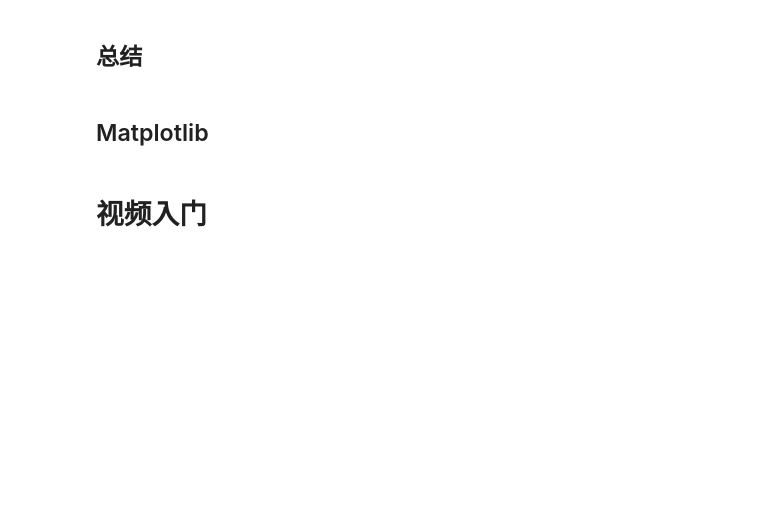
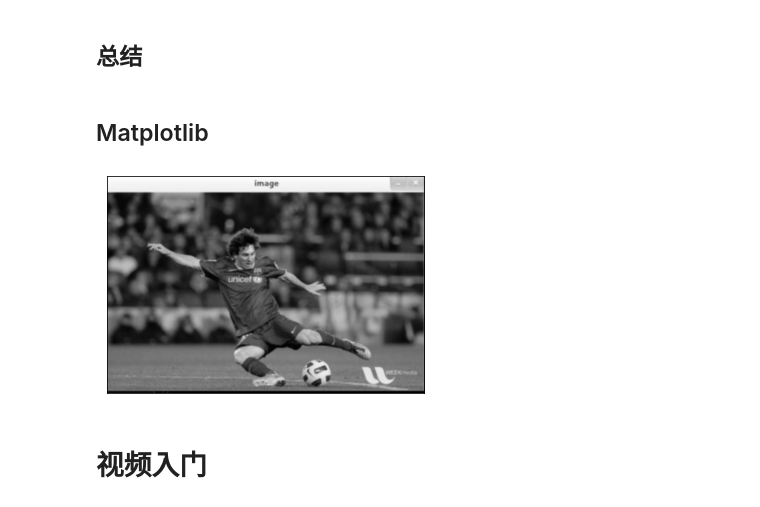
Before and after one commit to ghcn345/OpenCV, a Jupyter notebook: GUI功能.ipynb, the cells around one changed output. Saved outputs shown, nothing was run; the diff lists cells and outputs as text; code cells hidden in the pictures; blank space fills up the shorter version.

Commit message:
messi

```diff
--- a/GUI功能.ipynb
+++ b/GUI功能.ipynb
@@ -41,9 +43,11 @@ elif k == ord('s'): # 's' 保存退出
 import matplotlib.pyplot as plt
 %matplotlib inline
 # %%
-img = cv.imread('messi5.jpg',0)
+img = cv.imread('messi.jpg',0)
 plt.imshow(img, cmap = 'gray', interpolation = 'bicubic')
 plt.xticks([]), plt.yticks([]) # 隐藏 X 和 Y 轴的刻度值
 plt.show()
+# %% [output]
+[figure, added]
 # %% [markdown]
 # 视频入门
```
Also changed, not shown: parts of 3 cells of this notebook.
